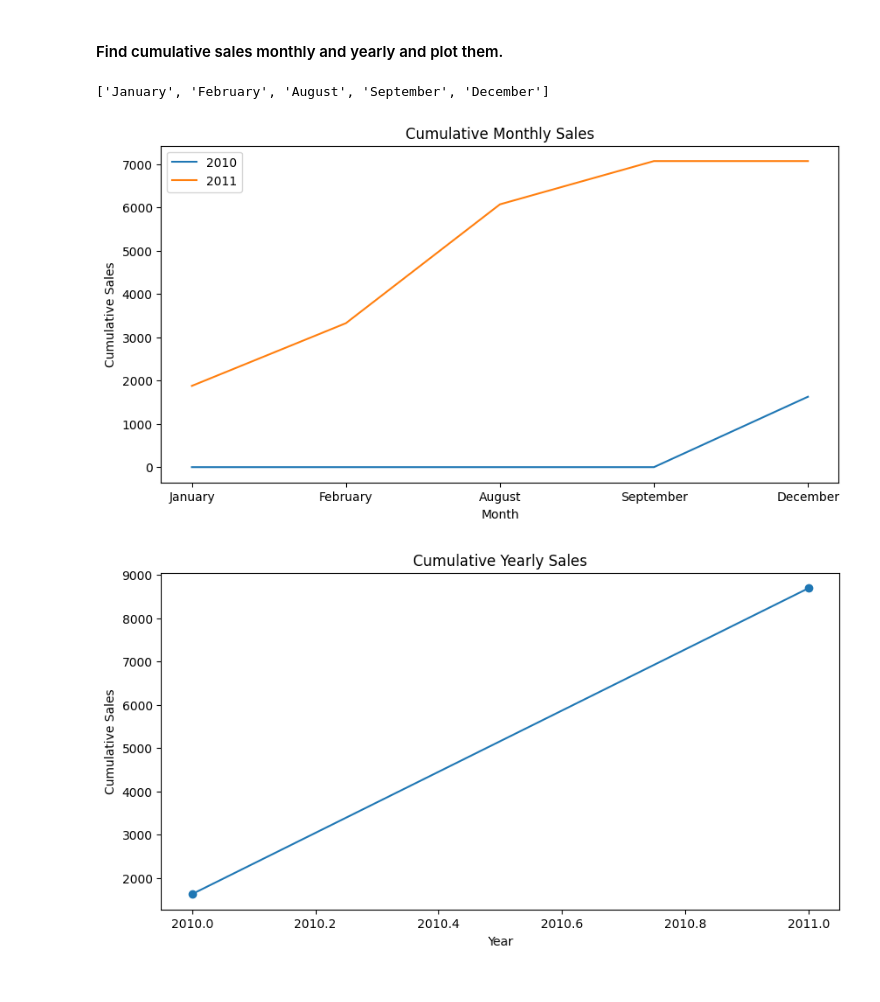
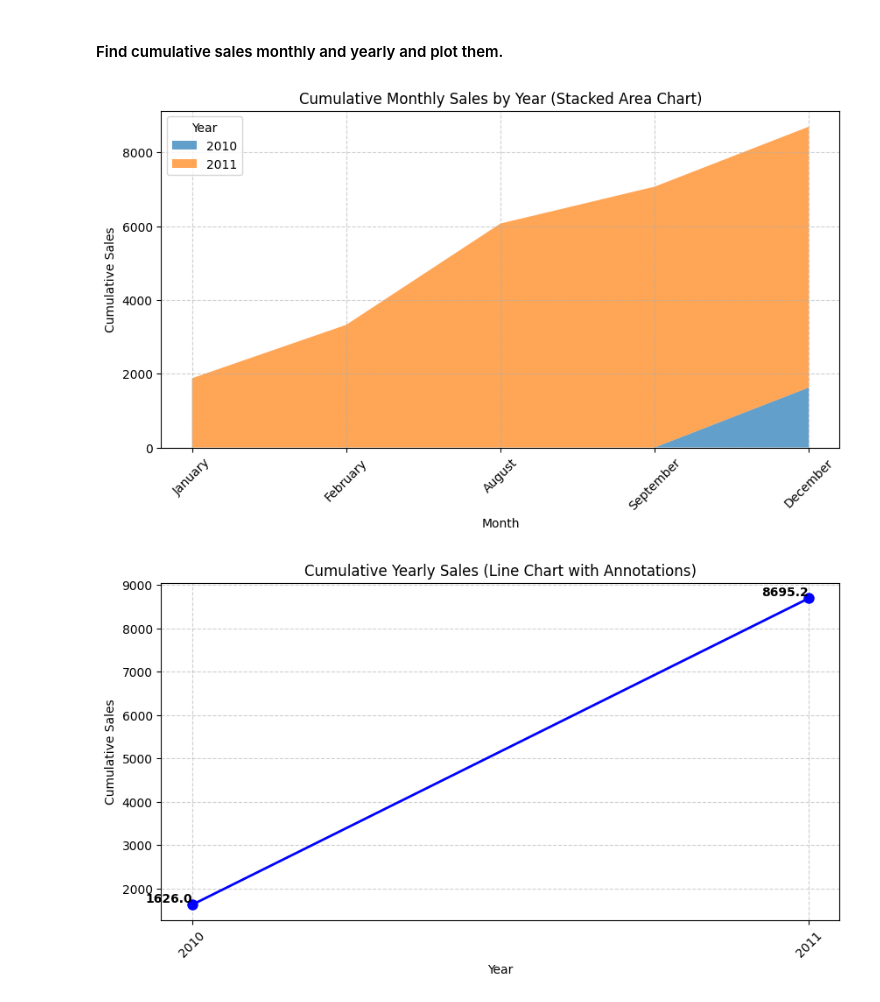
Before and after one commit to Deep-relay/DMA-Lab, a Jupyter notebook: 5th Lab/(Exercise) 6.ipynb, the cells around one changed output. Saved outputs shown, nothing was run; the diff lists cells and outputs as text; code cells hidden in the pictures.

```diff
--- a/5th Lab/(Exercise) 6.ipynb
+++ b/5th Lab/(Exercise) 6.ipynb
@@ -93,58 +93,74 @@ for i, j in zip(uniqueIds, result):
 # %% [markdown]
 #### Find cumulative sales monthly and yearly and plot them.
 # %%
-monthNames=['January', 'February', 'March', 'April', 'May', 'June', 'July', 'August', 'September', 'October', 'November', 'December']
-invoiceData = np.unique(data[data[:, 4] != ''][:, 4])
-sales = data[data[:, 4] != ''][:, 5].astype(float)
+
+import numpy as np
+import matplotlib.pyplot as plt
+from datetime import datetime
+
+monthNames = ['January', 'February', 'March', 'April', 'May', 'June',
+              'July', 'August', 'September', 'October', 'November', 'December']
+
+valid_data = data[data[:, 4] != '']
+invoiceData = np.unique(valid_data[:, 4])
+sales = valid_data[:, 5].astype(float)
+
 dates = []
 for date in invoiceData:
-    splitDate = date.split()[0].split('/')
-    splitDate[0], splitDate[1]=splitDate[1], splitDate[0]
-    splitDate[0], splitDate[-1]= splitDate[-1], splitDate[0]
-    if len(splitDate[1]) == 1:
-        splitDate[1] = '0' + splitDate[1]
-    if len(splitDate[-1])==1:
-        splitDate[-1]='0'+splitDate[-1]
-    dates.append(np.datetime64('-'.join(splitDate), 'D'))
+    try:
+        parsed_date = datetime.strptime(date.split()[0], "%m/%d/%Y")
+        dates.append(np.datetime64(parsed_date.strftime('%Y-%m-%d')))
+    except ValueError:
+        print(f"Skipping invalid date format: {date}")
+
 dates = np.array(dates)
 
-years = np.array([d.astype('datetime64[Y]').astype(int) + 1970 for d in dates])
-months = np.array([d.astype('datetime64[M]').astype(int) % 12 for d in dates])
+years = dates.astype('datetime64[Y]').astype(int) + 1970
+months = dates.astype('datetime64[M]').astype(int) % 12 + 1
 uniqueYears = np.unique(years)
-uniqueMonths = np.unique(months)
-months=[monthNames[i] for i in uniqueMonths]
-print(months)
+uniqueMonths = sorted(set(months))
 
-monthly_sales = {year: {month: 0 for month in uniqueMonths} for year in uniqueYears}
-yearly_sales = {year: 0 for year in uniqueYears}
+month_labels = [monthNames[m - 1] for m in uniqueMonths]
+
+monthly_sales = {year: dict.fromkeys(uniqueMonths, 0) for year in uniqueYears}
+yearly_sales = dict.fromkeys(uniqueYears, 0)
 
 for date, sale in zip(dates, sales):
     year = date.astype('datetime64[Y]').astype(int) + 1970
-    month = date.astype('datetime64[M]').astype(int) % 12
+    month = date.astype('datetime64[M]').astype(int) % 12 + 1
     monthly_sales[year][month] += sale
     yearly_sales[year] += sale
 
 for year in uniqueYears:
     monthly_sales[year] = np.cumsum(list(monthly_sales[year].values()))
 
-yearly_sales = np.cumsum(list(yearly_sales.values()))
+yearly_sales_values = np.cumsum(list(yearly_sales.values()))
 
 plt.figure(figsize=(10, 5))
-for year in uniqueYears:
-    plt.plot(months, monthly_sales[year], label=f"{year}")
+
+stacked_data = np.array([list(monthly_sales[year]) for year in uniqueYears])
+plt.stackplot(month_labels, stacked_data, labels=[str(year) for year in uniqueYears], alpha=0.7)
+
 plt.xlabel("Month")
 plt.ylabel("Cumulative Sales")
-plt.title("Cumulative Monthly Sales")
-plt.legend()
+plt.title("Cumulative Monthly Sales by Year (Stacked Area Chart)")
+plt.legend(title="Year", loc="upper left")
+plt.grid(True, linestyle="--", alpha=0.6)
+plt.xticks(rotation=45)
 plt.show()
 
 plt.figure(figsize=(10, 5))
-plt.plot(uniqueYears, yearly_sales, marker='o', linestyle='-')
+plt.plot(uniqueYears, yearly_sales_values, marker='o', linestyle='-', color='b', linewidth=2, markersize=8)
+
+for year, value in zip(uniqueYears, yearly_sales_values):
+    plt.text(year, value, f"{value:.1f}", fontsize=10, ha='right', va='bottom', fontweight='bold')
+
 plt.xlabel("Year")
 plt.ylabel("Cumulative Sales")
-plt.title("Cumulative Yearly Sales")
+plt.title("Cumulative Yearly Sales (Line Chart with Annotations)")
+plt.grid(True, linestyle="--", alpha=0.6)
+plt.xticks(uniqueYears, rotation=45)
 plt.show()
 # %% [output]
-['January', 'February', 'August', 'September', 'December']
-[figure, old version]
+[figure, new version]
-[figure, old version]
+[figure, new version]
```
Also changed, not shown: 1 other file.
